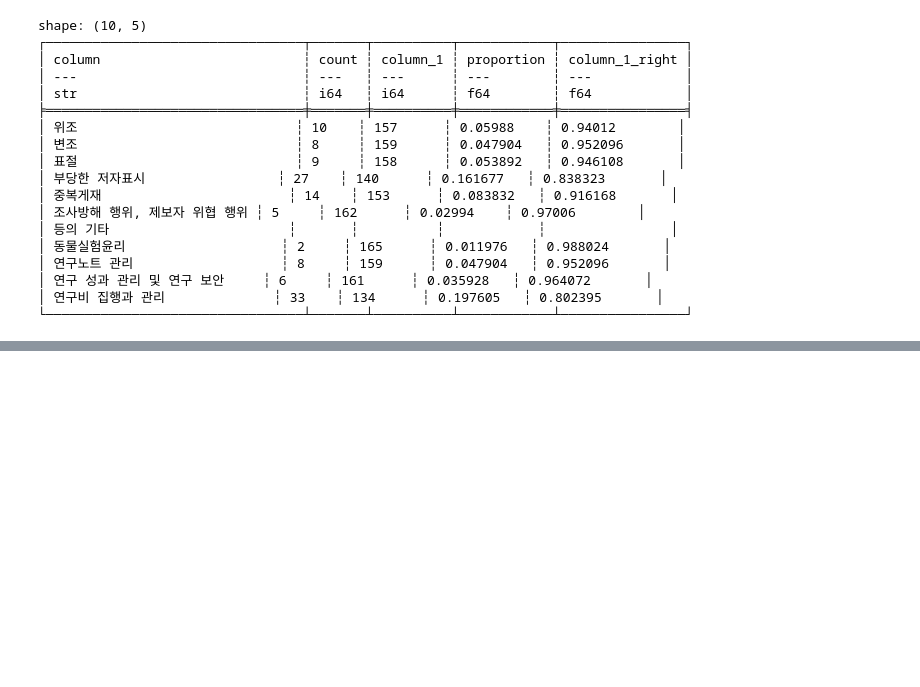
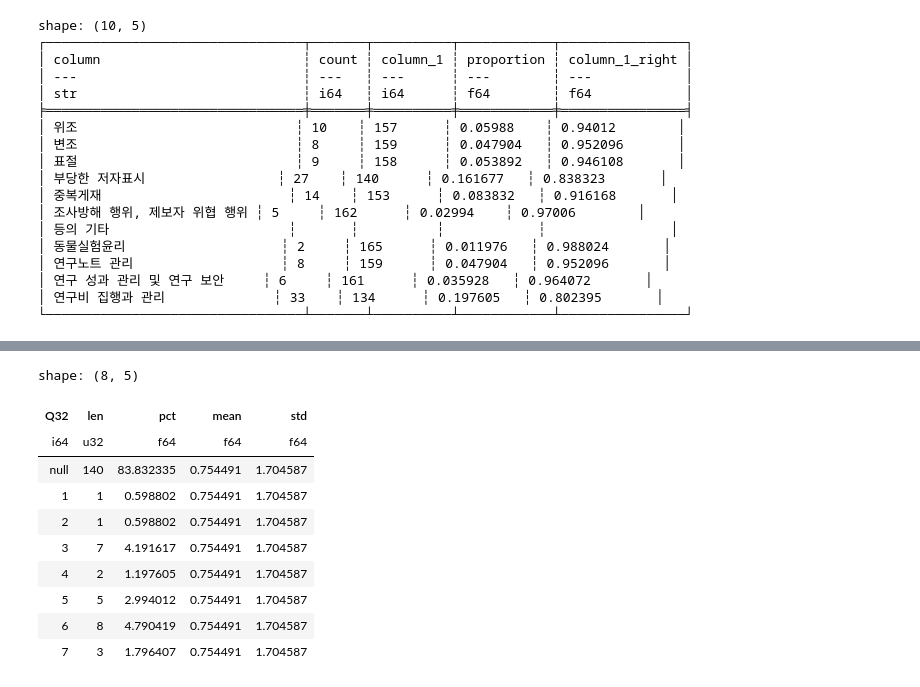
Before and after one commit to hyeonjang/KIOST, a Jupyter notebook: code/4_KIOST_research_ethics_system.ipynb, the cells around one changed output, grey strips where cells are left out. Cells and saved outputs as stored; diff of their text form; code cells hidden in the pictures; blank space fills up the shorter version.

```diff
--- a/code/4_KIOST_research_ethics_system.ipynb
+++ b/code/4_KIOST_research_ethics_system.ipynb
@@ -331,3 +331,17 @@ all = count.join(
 all.write_csv("figure/4/아_KIOST의_연구부정행위_검증에_대한_객관성_및_공정성.csv", include_bom=True)
 charts = make_chart(columns)
 charts.save("figure/4/아_KIOST의_연구부정행위_검증에_대한_객관성_및_공정성.svg")
+# %%
+def basic_analysis(name):
+    count = research_ethics_system.group_by(name).len().sort(name)
+    proportion = count.with_columns(
+        pct = pl.col("len") / pl.col("len").sum() * 100
+    )
+    mean = proportion.with_columns(
+        mean = (pl.col(name) * pl.col("len")).sum() / pl.col("len").sum()
+    )
+    std = mean.with_columns(
+        std = (((pl.col(name) - pl.col("mean")) ** 2 * pl.col("len")).sum() / pl.col("len").sum()).sqrt(),
+    )
+
+    return std
@@ -333,0 +434,28 @@ charts.save("figure/4/아_KIOST의_연구부정행위_검증에_대한_객관성
+# %%
+#
+# 자-2) 31 종속 문항, 연구윤리 위반 발생 이유
+# (31-1~4 항목에 대해 전반적으도 ‘나빠졌다’ 또는 ‘매우 나빠졌다’고 응답한 경우) 귀하는 KIOST 연구자의 연구윤리 위반이 왜 발생한다고 생각하십니까?* 전반적으로 그대로다, 좋아졌다, 매우좋아졌다 답한경우 무응답 가능
+#
+# 1.연구윤리 의식의 부족
+# 2.연구윤리 교육의 부족
+# 3.잘못된 연구의 관행 문제
+# 4.연구윤리 관련 제도의 미흡
+# 5.연구자의 연구윤리에 대한 무관심과 일탈 문제
+# 6.많은 연구업적 산출에 대한 스트레스와 지나친 경쟁
+# 7.연구실 또는 기관 내 연구자간 갈등과 소통 부재
+# 8.기타
+#
+title = "Q32"
+basic_analysis(title)
+# %% [output]
+shape: (8, 5)
+| Q32 | len | pct | mean | std |
+| i64 | u32 | f64 | f64 | f64 |
+| null | 140 | 83.832335 | 0.754491 | 1.704587 |
+| 1 | 1 | 0.598802 | 0.754491 | 1.704587 |
+| 2 | 1 | 0.598802 | 0.754491 | 1.704587 |
+| 3 | 7 | 4.191617 | 0.754491 | 1.704587 |
+| 4 | 2 | 1.197605 | 0.754491 | 1.704587 |
+| 5 | 5 | 2.994012 | 0.754491 | 1.704587 |
+| 6 | 8 | 4.790419 | 0.754491 | 1.704587 |
+| 7 | 3 | 1.796407 | 0.754491 | 1.704587 |
```
Also changed, not shown: parts of 7 cells of this notebook, 5 other files.
